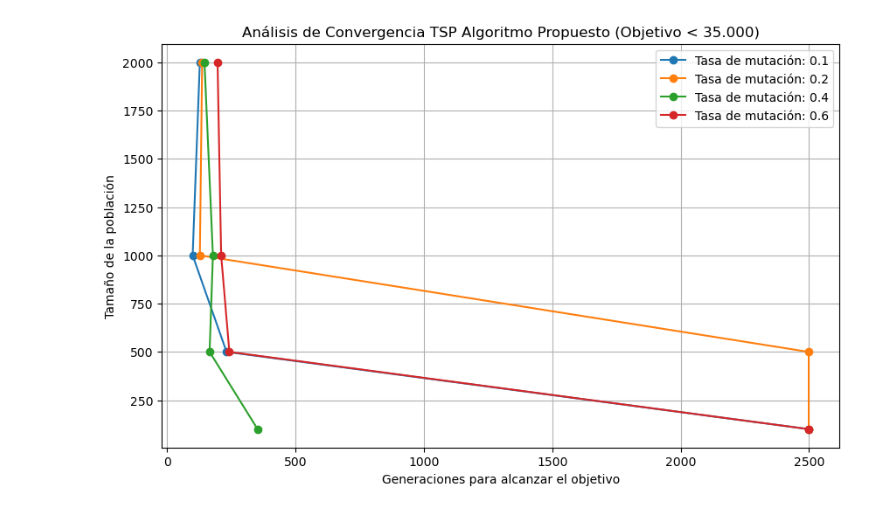
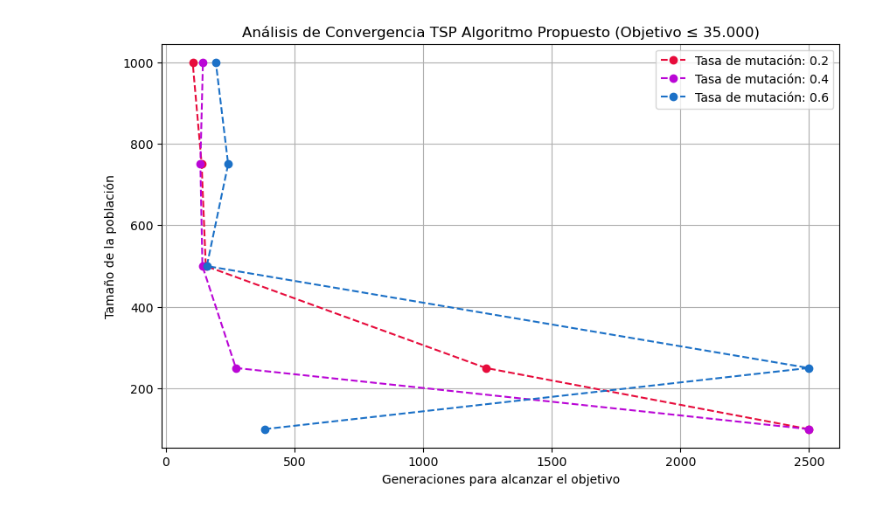
Before and after one commit to javierruanohdez/tsp-genetic-algorithm, a Jupyter notebook: TSP.ipynb, the cells around one changed output. Cells and saved outputs as stored; diff of their text form; code cells hidden in the pictures.

Commit message:
feat: implementar estudio paramétrico y visualización comparativa de rendimiento

```diff
--- a/TSP.ipynb
+++ b/TSP.ipynb
@@ -133,31 +131,28 @@ def TSP_genetic_algorithm(cities, population_size=100, num_generations=2500, mut
 
     return best_route, calculate_route_distance(best_route, distance_matrix), generation
 # %%
-mutation_rates = [0.1, 0.2, 0.4, 0.6]
-population_sizes = [100, 500, 1000, 2000]
+mutation_rates = [0.2, 0.4, 0.6]
+population_sizes = [100, 250, 500, 750, 1000]
 results_original_algorithm = {m: [] for m in mutation_rates}
+results_proposed_algorithm = {m: [] for m in mutation_rates}
 
 for mutation_rate in mutation_rates:
     for population_size in population_sizes:
         _, _, generation = TSP_genetic_algorithm(CITIES, population_size=population_size, mutation_rate=mutation_rate)
         results_original_algorithm[mutation_rate].append(generation)
+
+        _, _, generation = TSP_genetic_algorithm(CITIES, population_size=population_size, mutation_rate=mutation_rate, mode="proposed")
+        results_proposed_algorithm[mutation_rate].append(generation)
-# %%
-mutation_rates = [0.1, 0.2, 0.4, 0.6]
-population_sizes = [100, 500, 1000, 2000]
-results_modified_algorithm = {m: [] for m in mutation_rates}
-
-for mutation_rate in mutation_rates:
-    for population_size in population_sizes:
-        _, _, generation = TSP_genetic_algorithm(CITIES, population_size=population_size, mutation_rate=mutation_rate, mode="proposed")
-        results_modified_algorithm[mutation_rate].append(generation)
+# %%
+colors = ['#E70C3C', "#1C71C7", "#BA06D6"]
 # %%
 plt.figure(figsize=(10, 6))
-for mutation_rate in mutation_rates:
-    plt.plot(results_original_algorithm[mutation_rate], population_sizes, marker='o', label=f'Tasa de mutación: {mutation_rate}')
+for i, mutation_rate in enumerate(mutation_rates):
+    plt.plot(results_original_algorithm[mutation_rate], population_sizes, marker='o', color = colors[i], label=f'Tasa de mutación: {mutation_rate}')
 
 plt.xlabel('Generaciones para alcanzar el objetivo')
 plt.ylabel('Tamaño de la población')
-plt.title('Análisis de Convergencia TSP Algoritmo Original (Objetivo < 35.000)')
+plt.title('Análisis de Convergencia TSP Algoritmo Original (Objetivo ≤ 35.000)')
 plt.legend()
 plt.grid(True)
 plt.show()
@@ -166,13 +161,13 @@ NameError: name 'plt' is not defined
 # %%
 plt.figure(figsize=(10, 6))
-for mutation_rate in mutation_rates:
-    plt.plot(results_modified_algorithm[mutation_rate], population_sizes, marker='o', label=f'Tasa de mutación: {mutation_rate}')
+for i, mutation_rate in enumerate(mutation_rates):
+    plt.plot(results_proposed_algorithm[mutation_rate], population_sizes, marker='o', linestyle = "--", color = colors[i], label=f'Tasa de mutación: {mutation_rate}')
 
 plt.xlabel('Generaciones para alcanzar el objetivo')
 plt.ylabel('Tamaño de la población')
-plt.title('Análisis de Convergencia TSP Algoritmo Propuesto (Objetivo < 35.000)')
+plt.title('Análisis de Convergencia TSP Algoritmo Propuesto (Objetivo ≤ 35.000)')
 plt.legend()
 plt.grid(True)
 plt.show()
 # %% [output]
-[figure, old version]
+[figure, new version]
```
Also changed, not shown: parts of 4 cells of this notebook, 1 other file.
